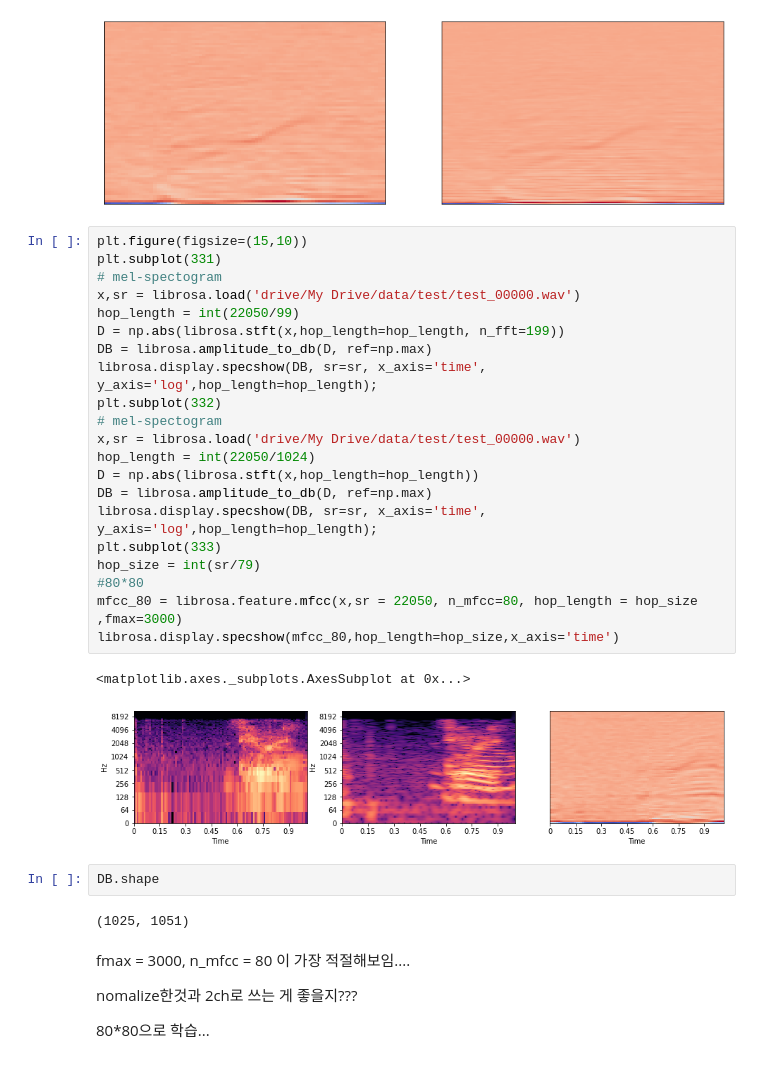
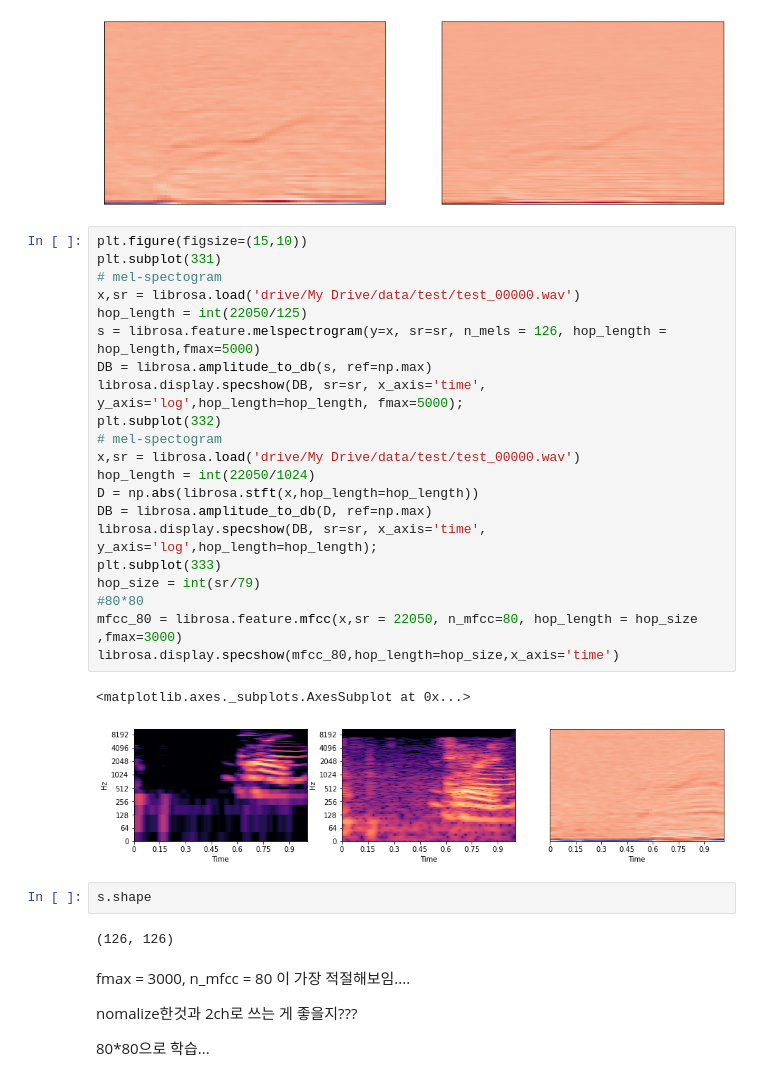
Before and after one commit to 100jy/voice_competition, a Jupyter notebook: 데이터_EDA.ipynb, the cells around one changed output. Drawn from its saved outputs; the diff is of its cells as text.

```diff
--- a/데이터_EDA.ipynb
+++ b/데이터_EDA.ipynb
@@ -531,31 +531,31 @@ for i in range(5):
 # %%
 plt.figure(figsize=(15,10))
 plt.subplot(331)
 # mel-spectogram
 x,sr = librosa.load('drive/My Drive/data/test/test_00000.wav')
-hop_length = int(22050/99)
-D = np.abs(librosa.stft(x,hop_length=hop_length, n_fft=199))
-DB = librosa.amplitude_to_db(D, ref=np.max)
-librosa.display.specshow(DB, sr=sr, x_axis='time', y_axis='log',hop_length=hop_length);
+hop_length = int(22050/125)
+s = librosa.feature.melspectrogram(y=x, sr=sr, n_mels = 126, hop_length = hop_length,fmax=5000)
+DB = librosa.amplitude_to_db(s, ref=np.max)
+librosa.display.specshow(DB, sr=sr, x_axis='time', y_axis='log',hop_length=hop_length, fmax=5000);
 plt.subplot(332)
 # mel-spectogram
 x,sr = librosa.load('drive/My Drive/data/test/test_00000.wav')
 hop_length = int(22050/1024)
 D = np.abs(librosa.stft(x,hop_length=hop_length))
 DB = librosa.amplitude_to_db(D, ref=np.max)
 librosa.display.specshow(DB, sr=sr, x_axis='time', y_axis='log',hop_length=hop_length);
 plt.subplot(333)
 hop_size = int(sr/79)
 #80*80
 mfcc_80 = librosa.feature.mfcc(x,sr = 22050, n_mfcc=80, hop_length = hop_size ,fmax=3000)
 librosa.display.specshow(mfcc_80,hop_length=hop_size,x_axis='time')
 # %% [output]
 <matplotlib.axes._subplots.AxesSubplot at 0x...>
-[figure, old version]
+[figure, new version]
 # %%
-DB.shape
+s.shape
 # %% [output]
-(1025, 1051)
+(126, 126)
 # %% [markdown]
 fmax = 3000, n_mfcc = 80 이 가장 적절해보임....
 
```
